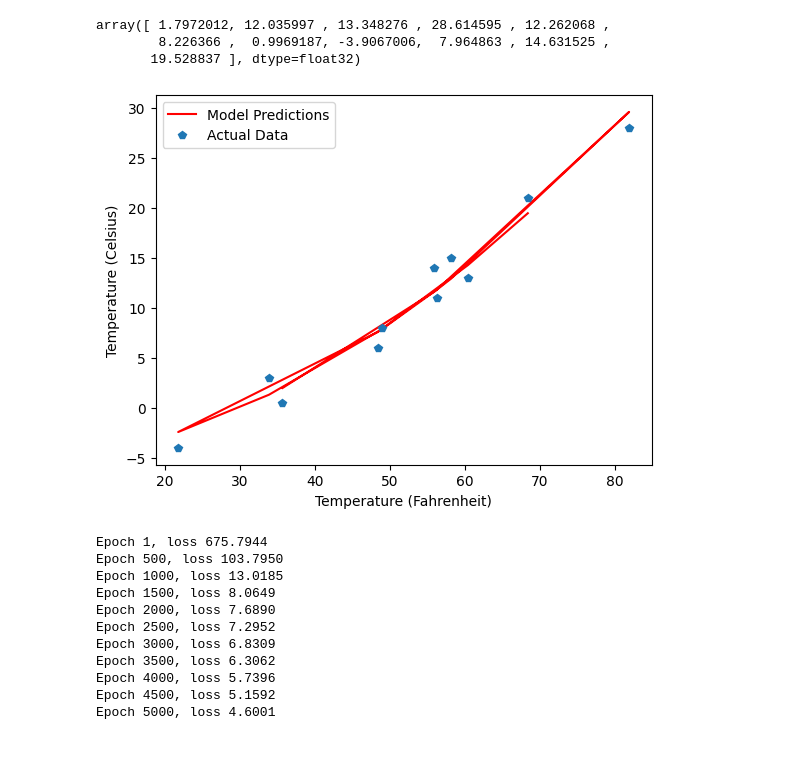
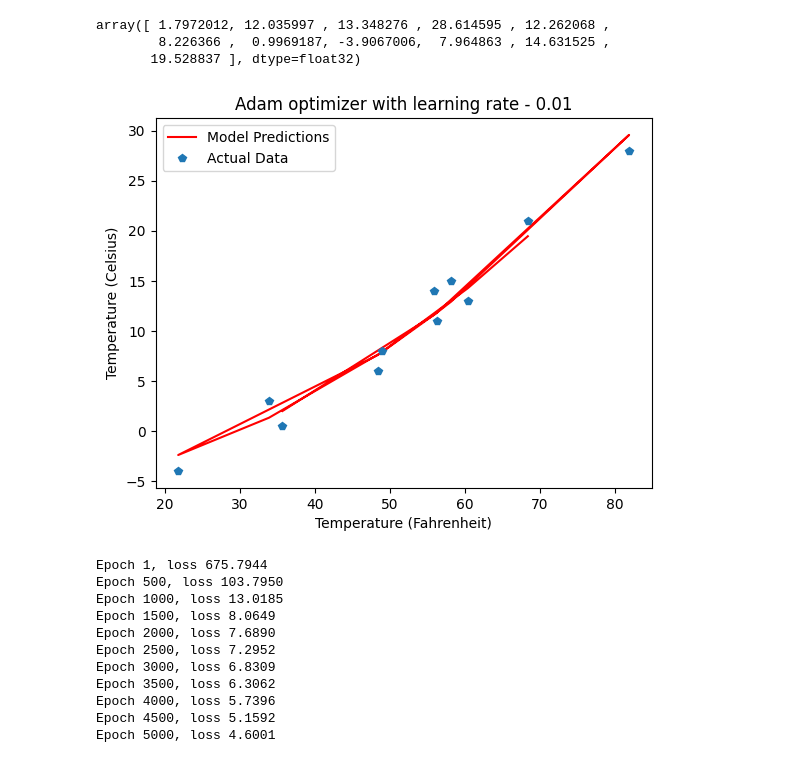
Before and after one commit to Dhanush-adk/machine_learning, a Jupyter notebook: assignment_5/assignment_5.ipynb, the cells around one changed output. Cells and saved outputs as stored; diff of their text form; code cells hidden in the pictures.

```diff
--- a/assignment_5/assignment_5.ipynb
+++ b/assignment_5/assignment_5.ipynb
@@ -139,25 +145,25 @@ array([ 1.7972012, 12.035997 , 13.348276 , 28.614595 , 12.262068 ,
 # %%
 t_p = model(t_un, *params)
 
 plt.figure()
 
 # Set labels for the axes
 plt.xlabel('Temperature (Fahrenheit)')
 plt.ylabel('Temperature (Celsius)')
 
 # Plot the nodel's predictions in peachpuff color
 plt.plot(t_u.numpy(), t_p.detach().numpy(), color='red', label='Model Predictions')
 
 # Plot the actual data as points
 plt.plot(t_u.numpy(), t_c.numpy(), 'p', label='Actual Data')
-
+plt.title("Adam optimizer with learning rate - 0.01")
 # Add a legend to the plot
 plt.legend()
 
 # Show the plot
 plt.show()
 # %% [output]
-[figure, old version]
+[figure, new version]
 # %%
 t_un = 0.1 * t_u
 params = torch.tensor([1.0,1.0,0.0], requires_grad=True)
```
Also changed, not shown: parts of 80 cells of this notebook.
